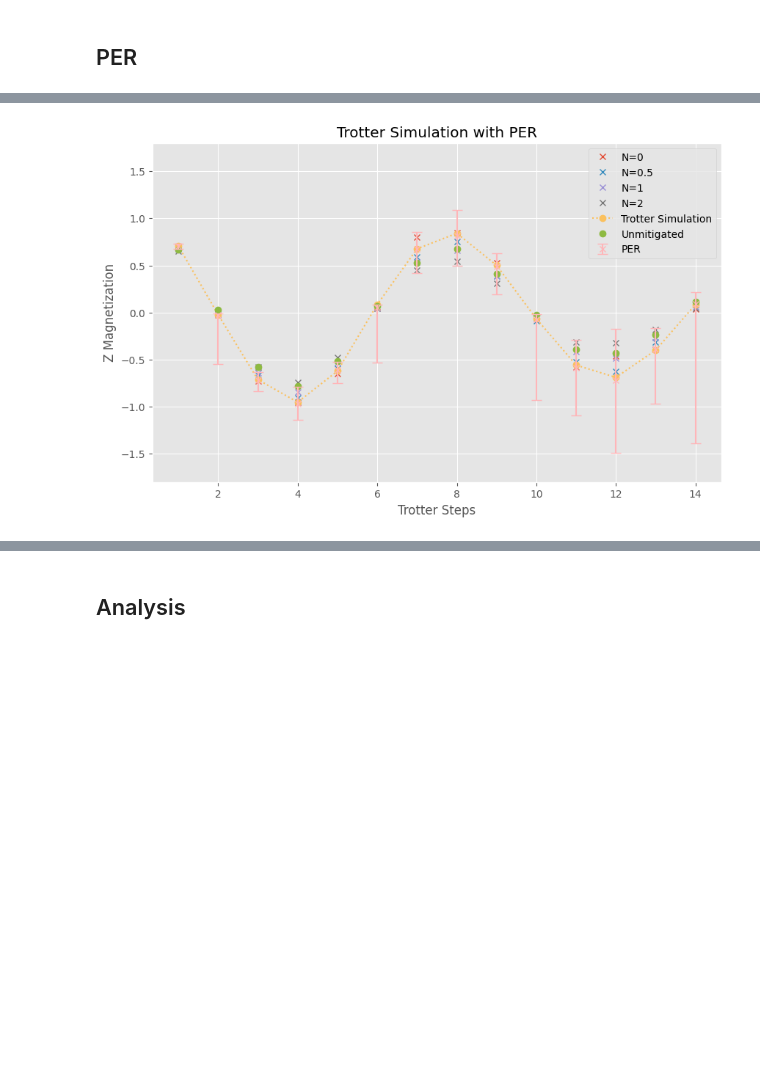
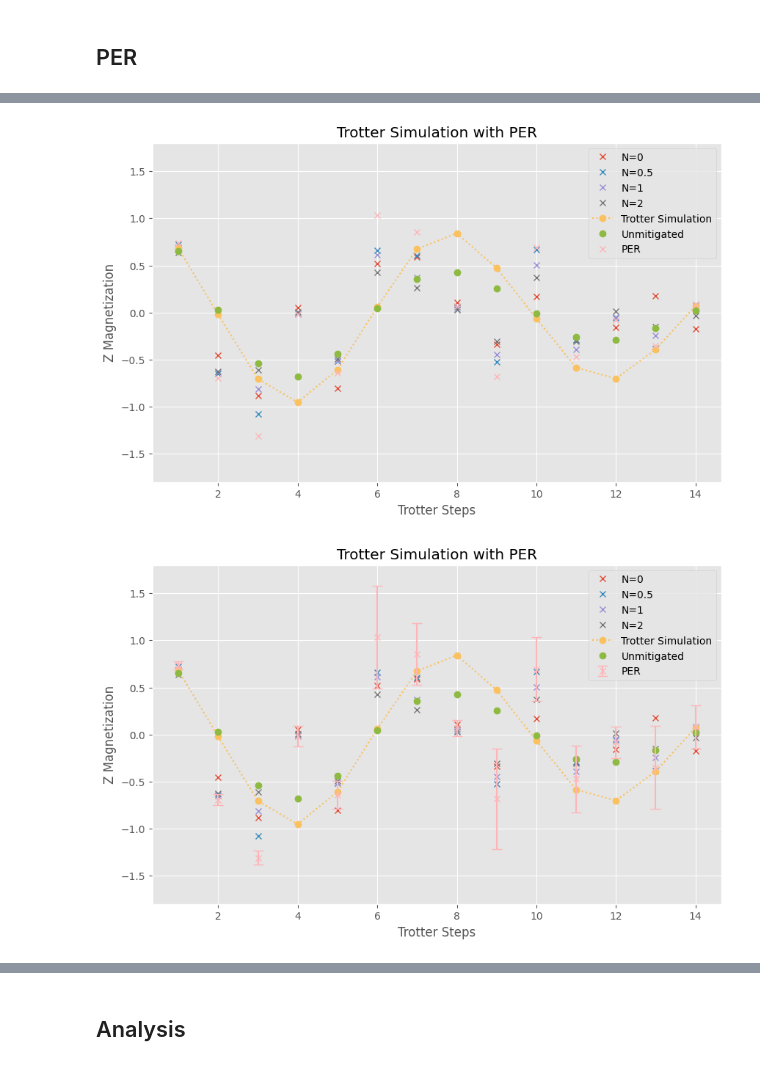
Before and after one commit to Fabrice-Schoeneberger/AutomatedPERTools, a Jupyter notebook: tutorial_notebooks/old_pauli_lindblad_per/TrotterExample copy 2.ipynb, the cells around one changed output, grey strips where cells are left out. Cells and saved outputs as stored; diff of their text form; code cells hidden in the pictures; blank space fills up the shorter version.

```diff
--- a/tutorial_notebooks/old_pauli_lindblad_per/TrotterExample copy 2.ipynb
+++ b/tutorial_notebooks/old_pauli_lindblad_per/TrotterExample copy 2.ipynb
@@ -176,35 +195,26 @@ Error:
-# %%
-res = []
-for circ in circuits:
-    qc = circ.copy()
-    qc.measure_all()
-    count= Aer.get_backend('qasm_simulator').run(qc).result().get_counts()
-    count = {tuple(int(k) for k in key):count[key] for key in count.keys()}
-    tot = 0
-    for key in count.keys():
-        num = sum([(-1)**bit for bit in key[:4]])
-        tot += num*count[key]
-    res.append(tot/(1024*n*2))
-
-savi["res"] = res
-with open('arrays.json', 'w') as file:
-    json.dump(arrays, file)
-# %% [output]
-[figure, removed]
 # %%
+for j in range(len(noise_strengths)+2): # 0 vZNE results, 1-x results at noise level
+	plt.figure(figsize=(10,6))
+	for i, noise in enumerate(noise_strengths):
+		if j != 0 and j!= 1 and noise == noise_strengths[j-2]:
+			plt.errorbar(range(1,15), [res[i] for res in results_at_noise], fmt='x', yerr=[res[i] for res in results_at_noise_errors], capsize=5, label='N='+str(noise))
+		else:
+			plt.plot(range(1,15), [res[i] for res in results_at_noise], 'x', label='N='+str(noise))
 
+	plt.plot(range(1,15), res, 'o:', label="Trotter Simulation")
+	plt.plot(range(1,15), noisyresult, 'o', label="Unmitigated")
+	if j == 1:
+		plt.errorbar(range(1,15), results, yerr=[[np.abs(res) for res in results_errors]],fmt='x', capsize=5, label="PER")
+	else:
+		plt.plot(range(1,15), results, 'x', label="PER")
 
-plt.figure(figsize=(10,6))
-for i, noise in enumerate(list(circuit_results)[0].get_result(expectations[0]).get_strengths()):
-    plt.plot(range(1,15), [res[i] for res in results_at_noise], 'x', label='N='+str(noise))
-
-plt.plot(range(1,15), res, 'o:', label="Trotter Simulation")
-plt.plot(range(1,15), noisyresult, 'o', label="Unmitigated")
-plt.errorbar(range(1,15), results, yerr=[[np.abs(res[1]) for res in results_errors],[np.abs(res[0]) for res in results_errors]],fmt='x', capsize=5, label="PER")
-
-plt.ylim([-1.8,1.8])
-plt.legend()
-plt.title("Trotter Simulation with PER")
-plt.xlabel("Trotter Steps")
-plt.ylabel("Z Magnetization")
-plt.savefig("Trotter_Sim_PER.png")
+	plt.ylim([-1.8,1.8])
+	plt.legend()
+	plt.title("Trotter Simulation with PER")
+	plt.xlabel("Trotter Steps")
+	plt.ylabel("Z Magnetization")
+	#plt.savefig("Trotter_Sim_PER.png")
+	plt.show()
+# %% [output]
+[figure, added]
+[figure, added]
```
Also changed, not shown: parts of 26 cells of this notebook, 9 other files.
